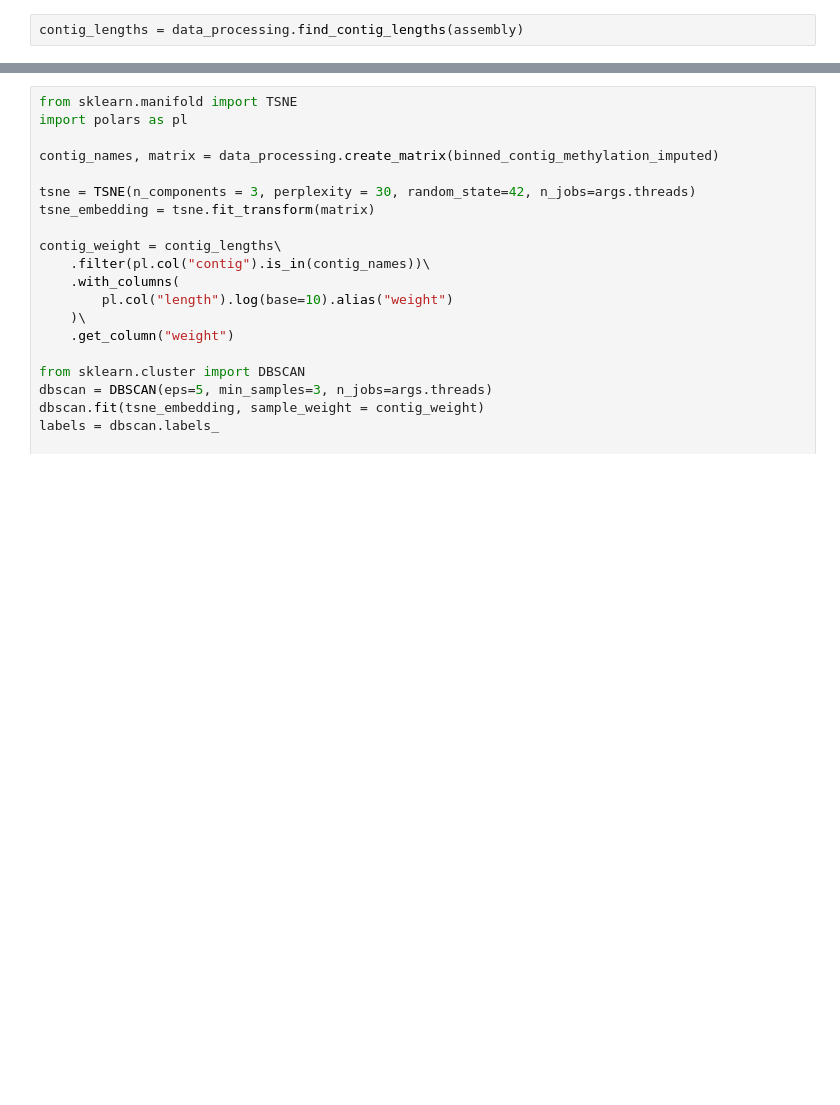
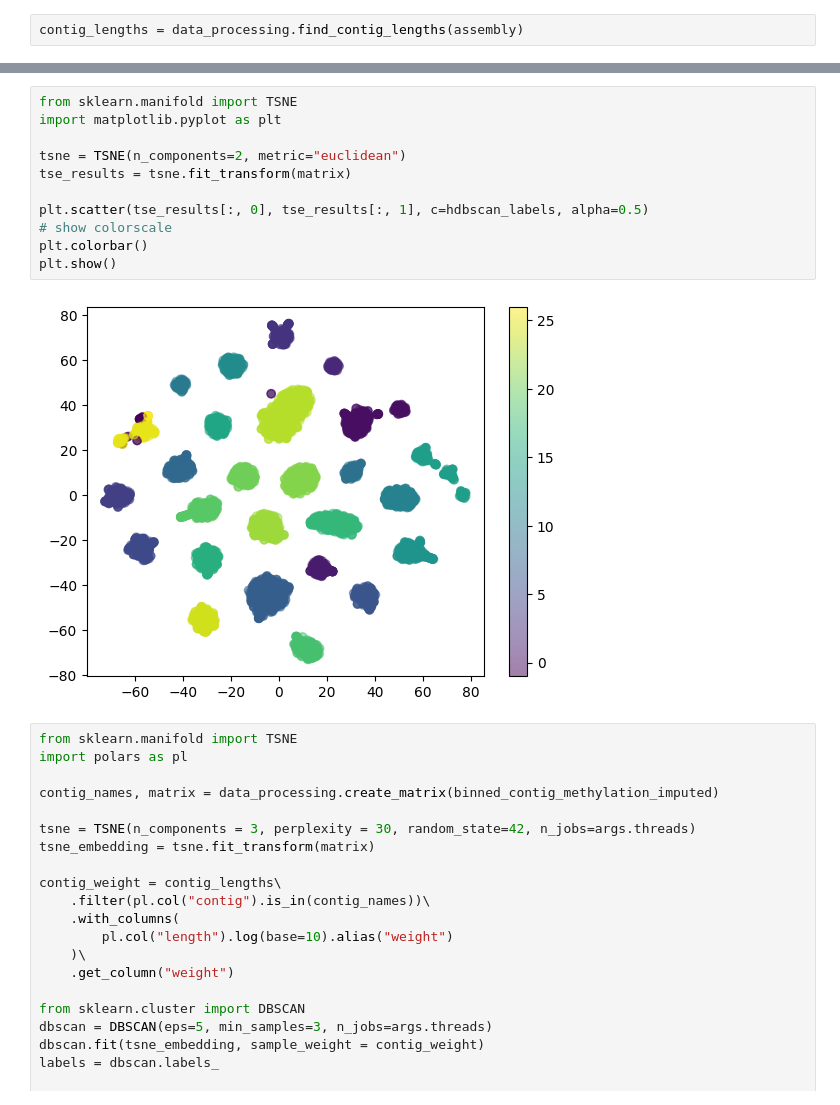
Before and after one commit to SebastianDall/nanomotif-binnary-benchmark, a Jupyter notebook: reports/detect_contamination_cluster.ipynb, the cells around one changed output, grey strips where cells are left out. Cells and saved outputs as stored; diff of their text form; blank space fills up the shorter version.

```diff
--- a/reports/detect_contamination_cluster.ipynb
+++ b/reports/detect_contamination_cluster.ipynb
@@ -91,3 +1161,16 @@ shape: (7_182, 2)
+# %%
+from sklearn.manifold import TSNE
+import matplotlib.pyplot as plt
+
+tsne = TSNE(n_components=2, metric="euclidean")
+tse_results = tsne.fit_transform(matrix)
+
+plt.scatter(tse_results[:, 0], tse_results[:, 1], c=hdbscan_labels, alpha=0.5)
+# show colorscale
+plt.colorbar()
+plt.show()
+# %% [output]
+[figure, added]
 # %%
 from sklearn.manifold import TSNE
 import polars as pl
```
Also changed, not shown: parts of 28 cells of this notebook.
